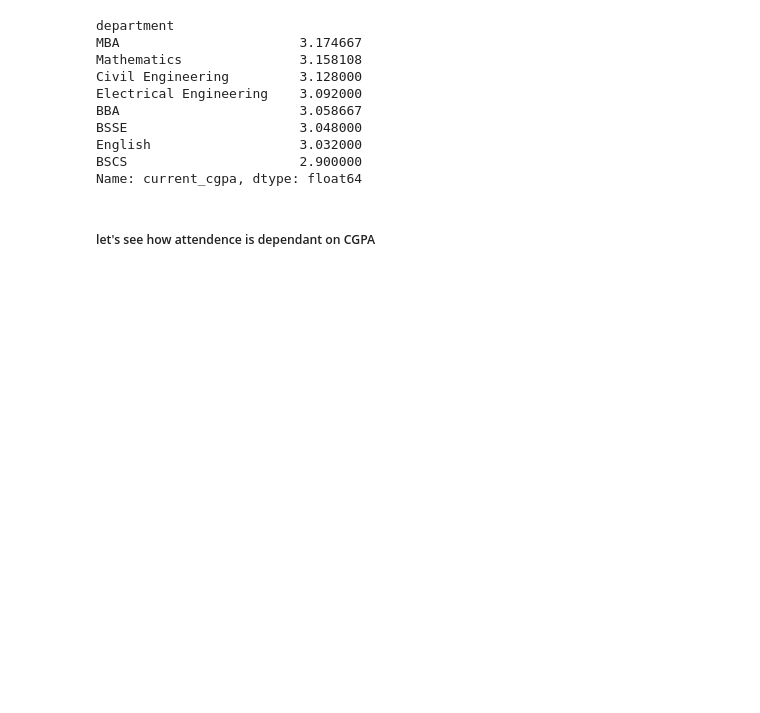
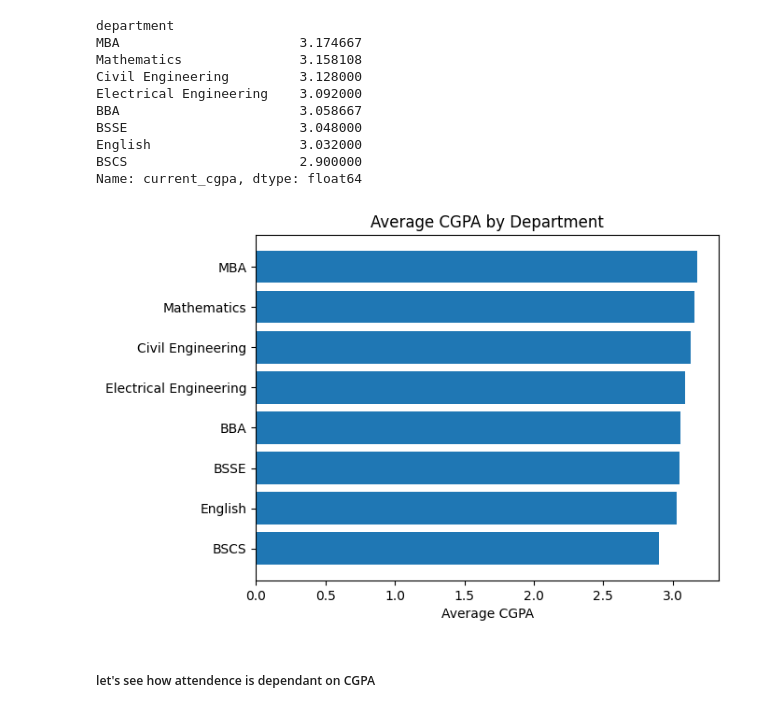
Before and after one commit to me-muzammil-tahir/Students-risk-analyzer-and-predictor, a Jupyter notebook: project.ipynb, the cells around one changed output. Saved outputs shown, nothing was run; the diff lists cells and outputs as text; code cells hidden in the pictures; blank space fills up the shorter version.

```diff
--- a/project.ipynb
+++ b/project.ipynb
@@ -277,6 +277,15 @@ BSSE                      3.048000
 English                   3.032000
 BSCS                      2.900000
 Name: current_cgpa, dtype: float64
+# %%
+dept_cgpa = data.groupby('department')['current_cgpa'].mean().sort_values()
+plt.figure()
+plt.barh(dept_cgpa.index, dept_cgpa.values)
+plt.xlabel("Average CGPA")
+plt.title("Average CGPA by Department")
+plt.show()
+# %% [output]
+[figure, added]
 # %% [markdown]
 ##### let's see how attendence is dependant on CGPA
 # %%
```
Also changed, not shown: parts of 3 cells of this notebook.
